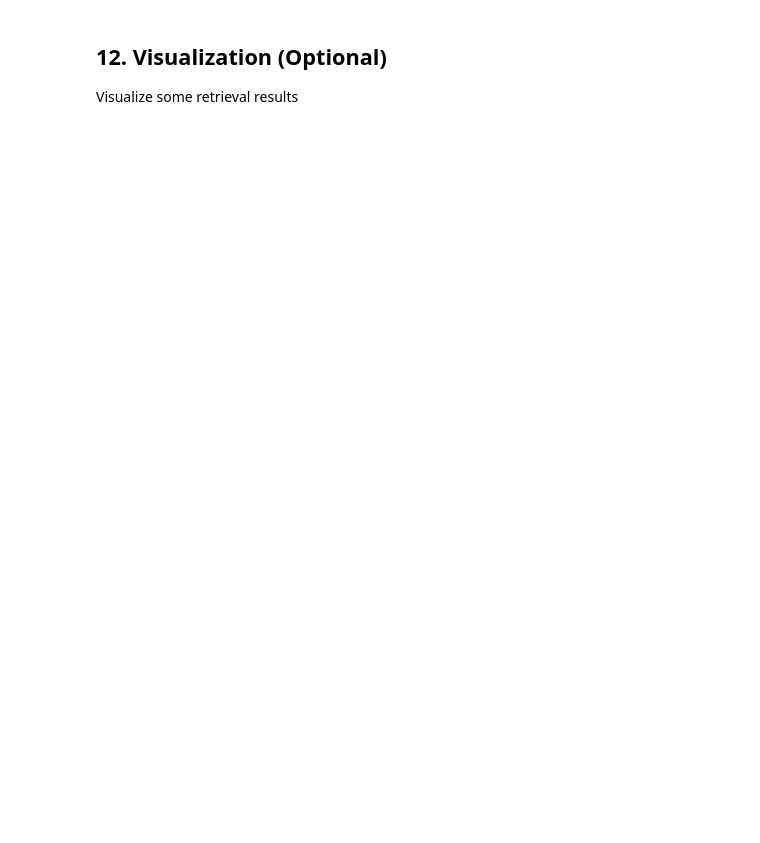
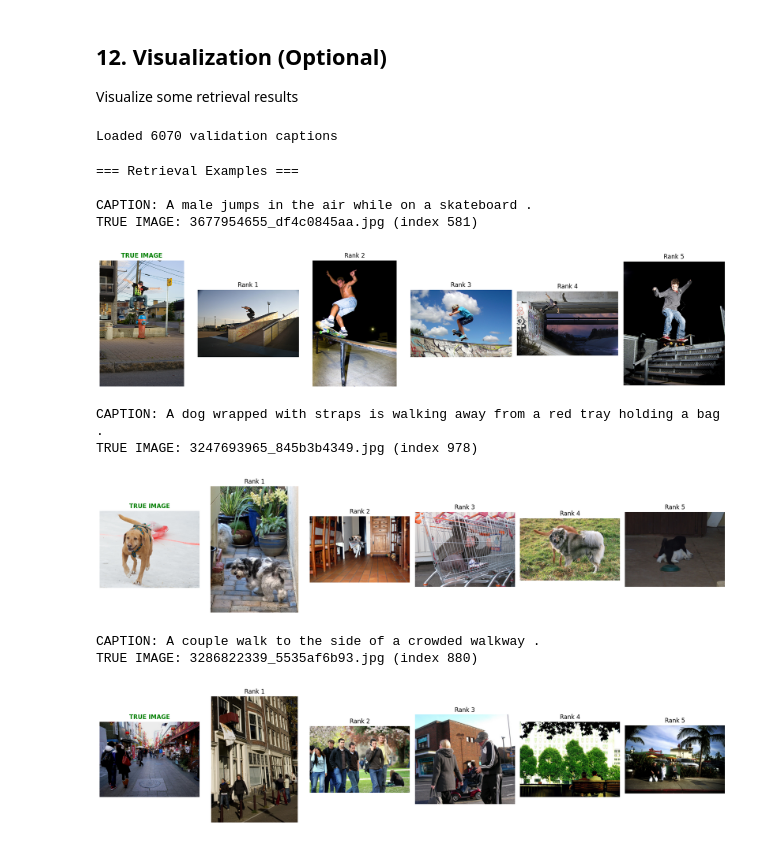
Before and after one commit to sabrinafowler/Deep-Learning-Divas, a Jupyter notebook: Project/Cross_Modal_Autoencoder.ipynb, the cells around one changed output. Cells and saved outputs as stored; diff of their text form; code cells hidden in the pictures; blank space fills up the shorter version.

```diff
--- a/Project/Cross_Modal_Autoencoder.ipynb
+++ b/Project/Cross_Modal_Autoencoder.ipynb
@@ -518,7 +556,7 @@ Visualize some retrieval results
 import pandas as pd
 
 # Load original dataframe and metadata
-df = pd.read_csv('./flickr8k_data/captions.txt')
+df = pd.read_csv('/Users/sabrinafowler/Deep-Learning-Divas/archive/captions.txt')
 image_names = np.load('flickr8k_image_names.npy')
 
 # Load split indices to get validation masks
@@ -537,8 +575,10 @@ val_caption_texts = df["caption"].values[val_mask]
 val_image_names = np.array([image_names[i] for i in val_idx])
 
 print(f"Loaded {len(val_caption_texts)} validation captions")
+# %% [output]
+Loaded 6070 validation captions
 # %%
-image_dir = "./flickr8k_data/Images"
+image_dir = "/Users/sabrinafowler/Deep-Learning-Divas/archive/Images"
 
 def show_top_images_for_caption(caption_idx, top_k=5):
     """
@@ -565,30 +605,42 @@ def show_top_images_for_caption(caption_idx, top_k=5):
         plt.title("TRUE IMAGE", fontweight='bold', color='green')
     except Exception as e:
         print(f"Could not open true image: {e}")
 
     # Show retrieved images
     for i, img_idx in enumerate(top_img_indices):
         img_name = val_image_names[img_idx]
         img_path = os.path.join(image_dir, img_name)
         try:
             img = Image.open(img_path)
         except Exception as e:
             print(f"Could not open {img_path}: {e}")
             continue
 
         plt.subplot(1, top_k + 1, i + 2)
         plt.imshow(img)
         plt.axis('off')
 
         if img_idx == true_img_idx:
             plt.title(f"Rank {i+1} ✓", fontweight='bold', color='green')
         else:
             plt.title(f"Rank {i+1}")
 
     plt.tight_layout()
     plt.show()
 
 # Show some random examples
 print("\n=== Retrieval Examples ===")
 for i in random.sample(range(len(Z_caps_val)), 3):
     show_top_images_for_caption(i, top_k=5)
+# %% [output]
+=== Retrieval Examples ===
+
+CAPTION: A male jumps in the air while on a skateboard .
+TRUE IMAGE: 3677954655_df4c0845aa.jpg (index 581)
+[figure, added]
+CAPTION: A dog wrapped with straps is walking away from a red tray holding a bag .
+TRUE IMAGE: 3247693965_845b3b4349.jpg (index 978)
+[figure, added]
+CAPTION: A couple walk to the side of a crowded walkway .
+TRUE IMAGE: 3286822339_5535af6b93.jpg (index 880)
+[figure, added]
```
Also changed, not shown: parts of 4 cells of this notebook, 3 other files.
